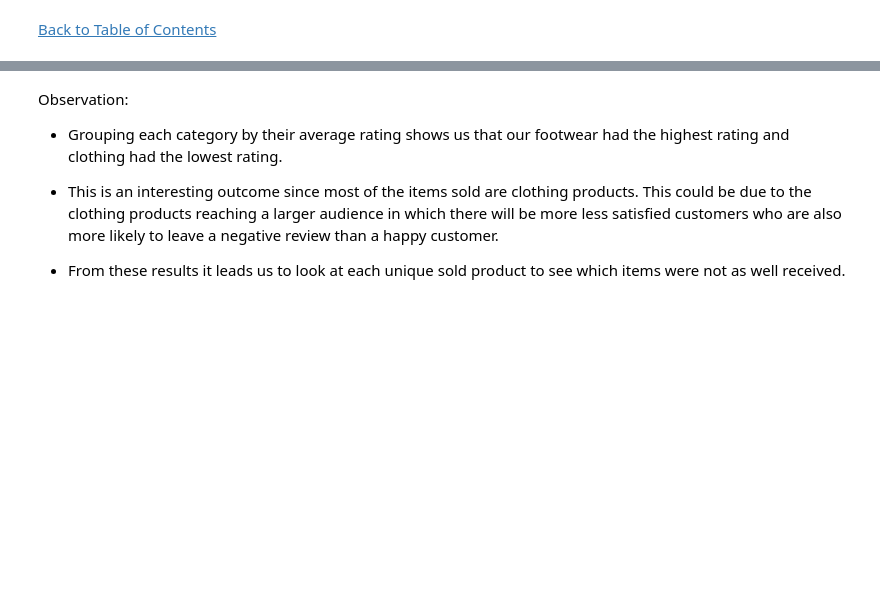
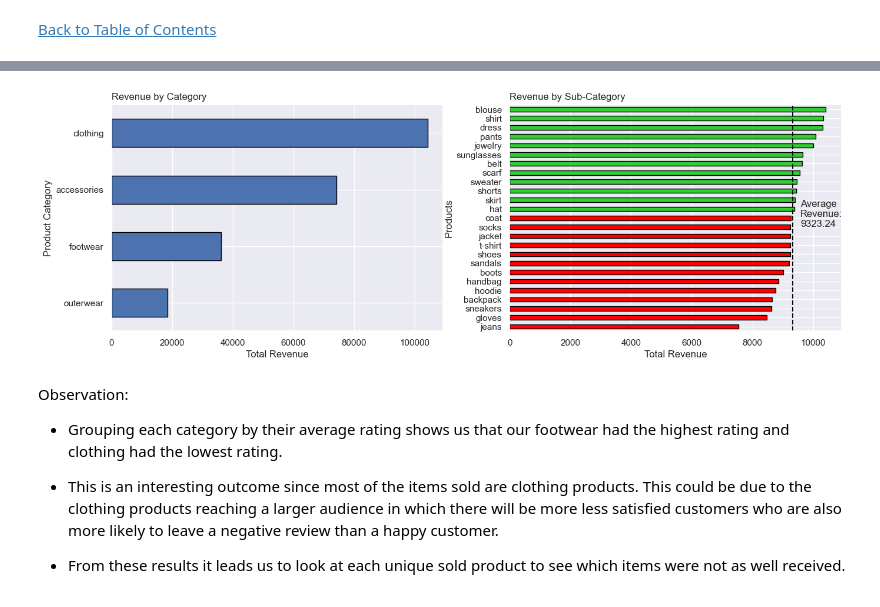
Before and after one commit to jasondo-da/shopping_behavior_analysis, a Jupyter notebook: shopping_behavior_analysis.ipynb, the cells around one changed output, grey strips where cells are left out. Drawn from its saved outputs; the diff is of its cells as text; code cells hidden in the pictures; blank space fills up the shorter version.

```diff
--- a/shopping_behavior_analysis.ipynb
+++ b/shopping_behavior_analysis.ipynb
@@ -437,3 +79,0 @@ Name: promo_code_applied, dtype: object
-# %%
-# We can remove this column to save data usage
-df = df.drop('promo_code_applied', axis=1)
@@ -754,7 +445,8 @@ map_icons = state_data.copy()
 map_icons['location_lat'] = ''
 map_icons['location_long'] = ''
 map_icons['state'] = map_icons['state'].replace(states)
-map_icons['total_state_sales'] = 'Total State Revenue: ' + map_icons['total_state_sales'].astype('str')
+map_icons['total_state_sales'] = 'Total State Revenue: $' + map_icons['total_state_sales'].astype('str')
+# Renaming some states to help GeoPy find latitude and longitude more accurately
 map_icons['state'] = map_icons['state'].replace('Washington', 'Washington State')
 map_icons['state'] = map_icons['state'].replace('New York', 'New York State')
 # %%
@@ -892,0 +585,6 @@ plt.show()
+# %%
+products_total_rev = df.groupby('item_purchased').agg({'usd_purchase_total': 'sum'}).to_dict()
+product_rev_df = pd.DataFrame.from_dict(products_total_rev)
+product_rev_df.reset_index(inplace=True)
+product_rev_df.rename(columns={'index': 'product', 'usd_purchase_total': 'total_sales'}, inplace=True)
+product_rev_df
@@ -893,3 +609,44 @@ plt.show()
+# %%
+#
+plt.figure(figsize=(16, 5))
+
+# Now we need find the average customer rating for each product category to see which
+# category customers rate highly
+plt.subplot(1, 2, 1)
+df.groupby(['category'])['usd_purchase_total'].sum().sort_values().plot(kind='barh',
+                                                                        edgecolor='black')
+plt.title('Revenue by Category', loc='left')
+plt.xlabel('Total Revenue')
+plt.ylabel('Product Category')
+
+# To find the average customer rating for each product we need to group the item_purchased column,
+# find the mean of the customer_rating column, and plot the results. It would also be helpful to see
+# which items were rated higher and below average so I will include a line to represent the average
+# item rating and color coordinate items rated below and above average.
+plt.subplot(1, 2, 2)
+product_rev = df.groupby(['item_purchased'])['usd_purchase_total'].sum().sort_values()
+avg_rev = product_rev_df['total_sales'].mean()
+
+col = []
+for i in product_rev:
+    if i >= avg_rev:
+        col.append('limegreen')
+    else:
+        col.append('red')
+
+product_rev.plot(kind='barh',
+                     color=col,
+                     edgecolor='black')
+plt.title('Revenue by Sub-Category', loc='left')
+plt.axvline(x=avg_rev,
+            color='black',
+            linestyle='--')
+plt.text((avg_rev + 250), 11, f'Average\nRevenue:\n{avg_rev.round(2)}')
+plt.xlabel('Total Revenue')
+plt.ylabel('Products')
+plt.show()
+# %% [output]
+[figure, added]
 # %% [markdown]
 Observation:
 
```
Also changed, not shown: parts of 129 cells of this notebook.
